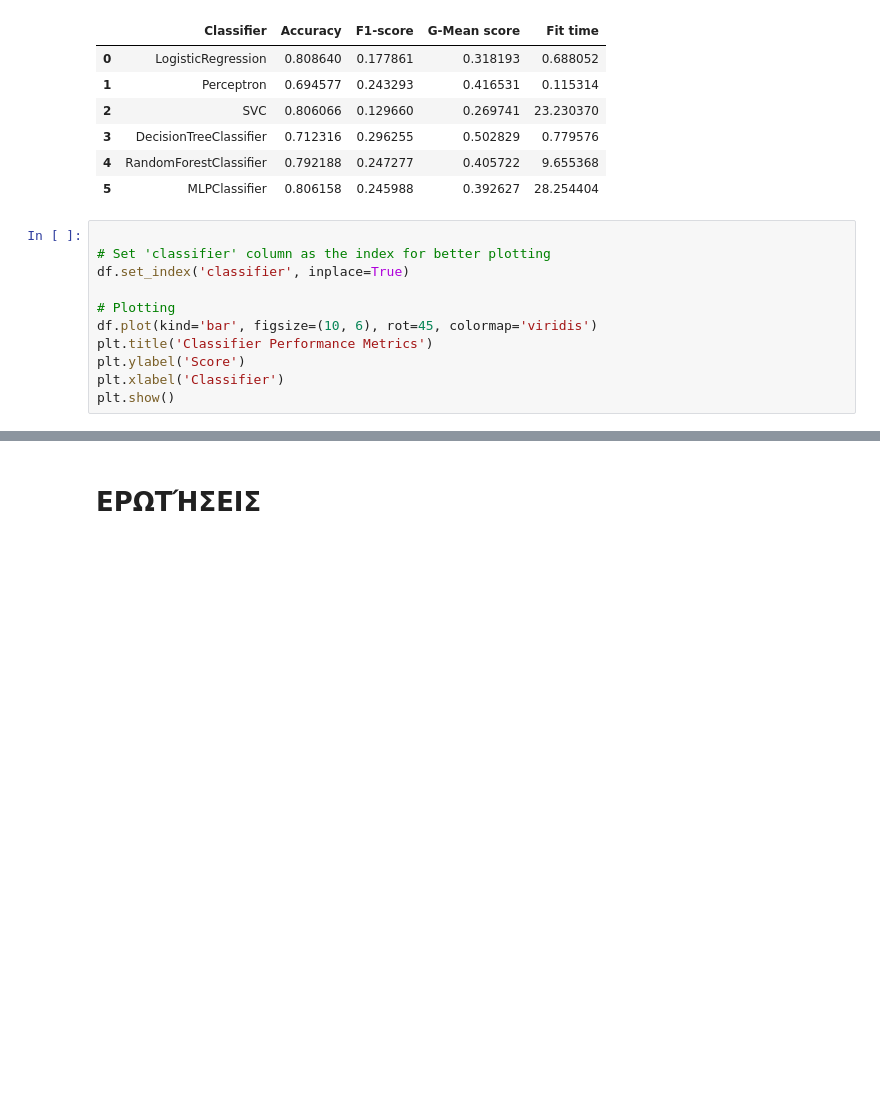
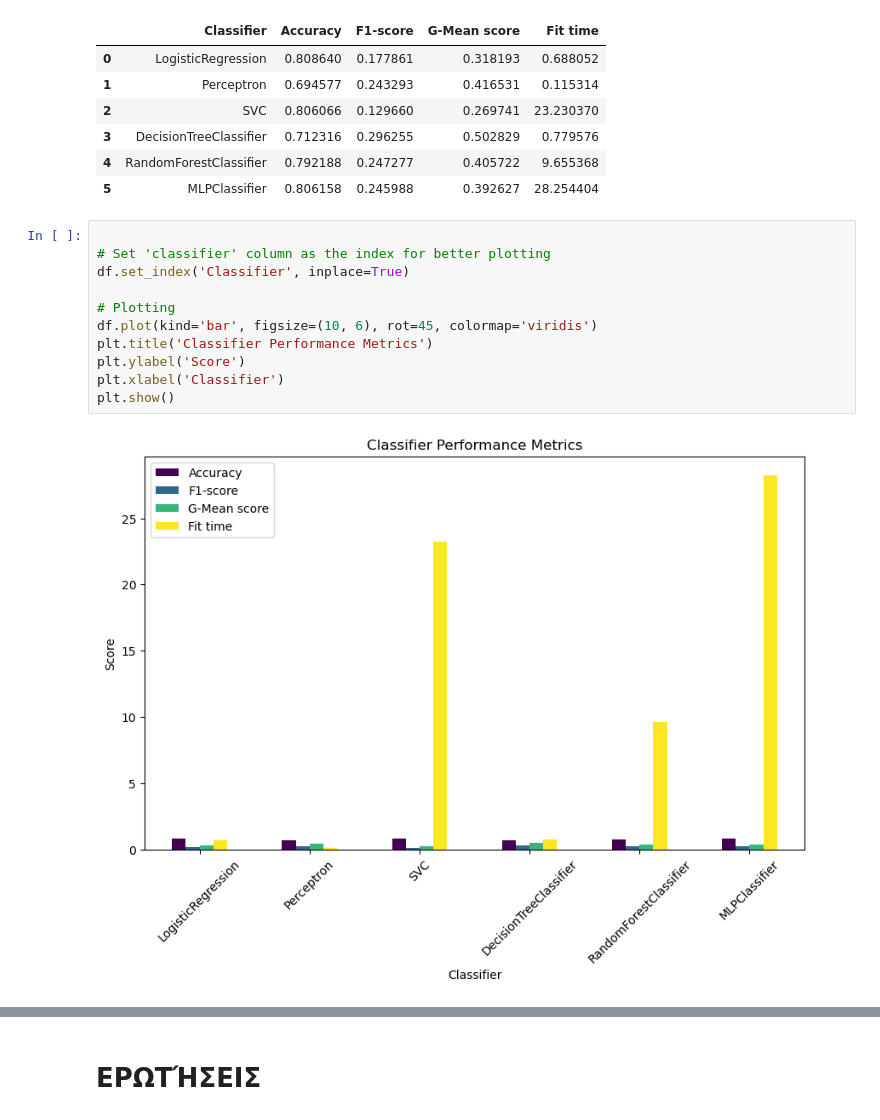
Before and after one commit to LazarosPan/Software-Defect-Detection, a Jupyter notebook: final.ipynb, the cells around one changed output, grey strips where cells are left out. Cells and saved outputs as stored; diff of their text form; blank space fills up the shorter version.

```diff
--- a/final.ipynb
+++ b/final.ipynb
@@ -343,12 +343,14 @@ df
 # %%
 
 # Set 'classifier' column as the index for better plotting
-df.set_index('classifier', inplace=True)
+df.set_index('Classifier', inplace=True)
 
 # Plotting
 df.plot(kind='bar', figsize=(10, 6), rot=45, colormap='viridis')
 plt.title('Classifier Performance Metrics')
 plt.ylabel('Score')
 plt.xlabel('Classifier')
 plt.show()
+# %% [output]
+[figure, added]
 # %%
```
Also changed, not shown: parts of 1 cell of this notebook, 7 other files.
